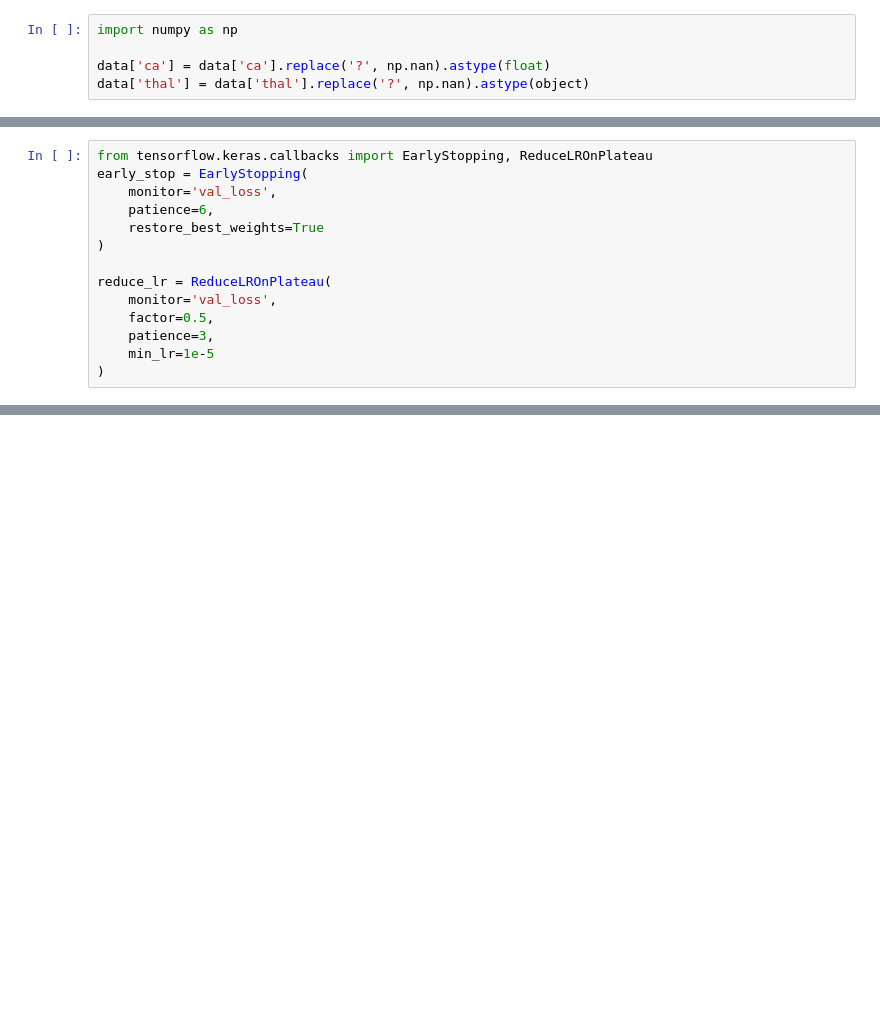
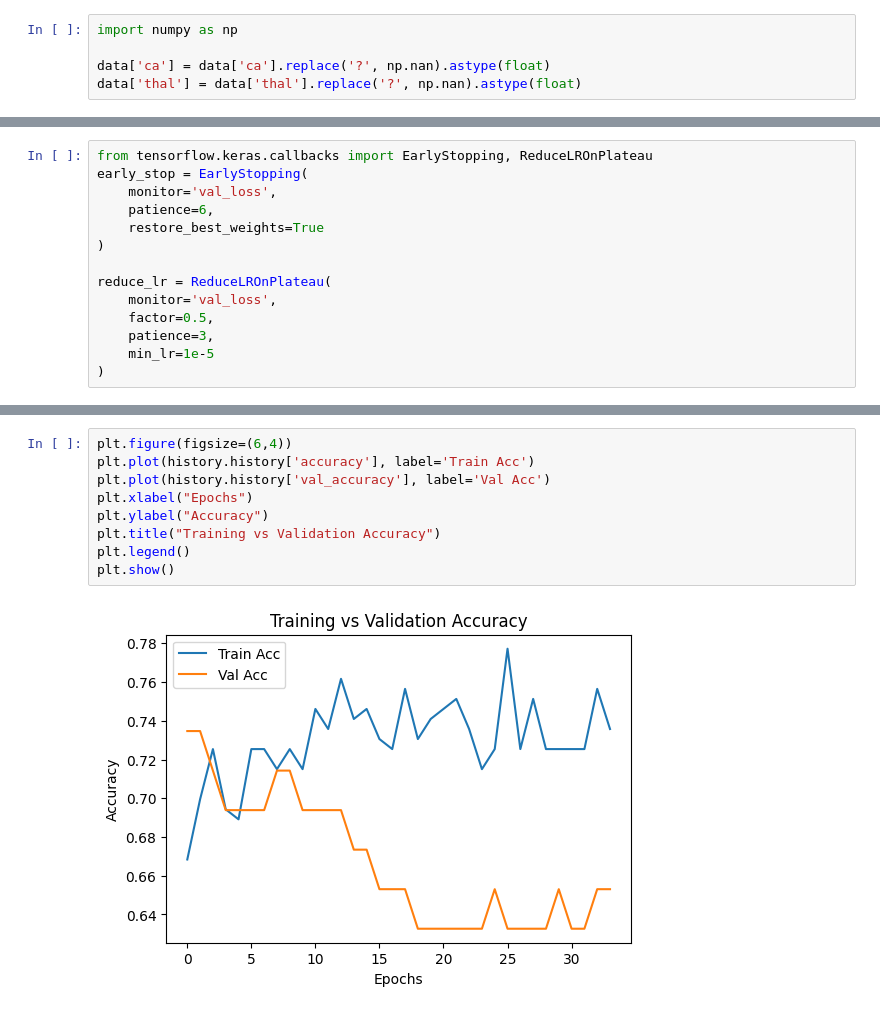
Before and after one commit to Ragul-S-2025/ML, a Jupyter notebook: Heart_Disease.ipynb, the cells around one changed output, grey strips where cells are left out. Drawn from its saved outputs; the diff is of its cells as text; blank space fills up the shorter version.

```diff
--- a/Heart_Disease.ipynb
+++ b/Heart_Disease.ipynb
@@ -115,7 +115,7 @@ Values: [0 2 1 3 4]
 import numpy as np
 
 data['ca'] = data['ca'].replace('?', np.nan).astype(float)
-data['thal'] = data['thal'].replace('?', np.nan).astype(object)
+data['thal'] = data['thal'].replace('?', np.nan).astype(float)
 # %%
 data['ca'].fillna(data['ca'].median(), inplace=True)
 data['thal'].fillna(data['thal'].mode()[0], inplace=True)
@@ -583,0 +790,11 @@ print(class_weights)
+# %%
+plt.figure(figsize=(6,4))
+plt.plot(history.history['accuracy'], label='Train Acc')
+plt.plot(history.history['val_accuracy'], label='Val Acc')
+plt.xlabel("Epochs")
+plt.ylabel("Accuracy")
+plt.title("Training vs Validation Accuracy")
+plt.legend()
+plt.show()
+# %% [output]
+[figure, added]
```
Also changed, not shown: parts of 21 cells of this notebook.
